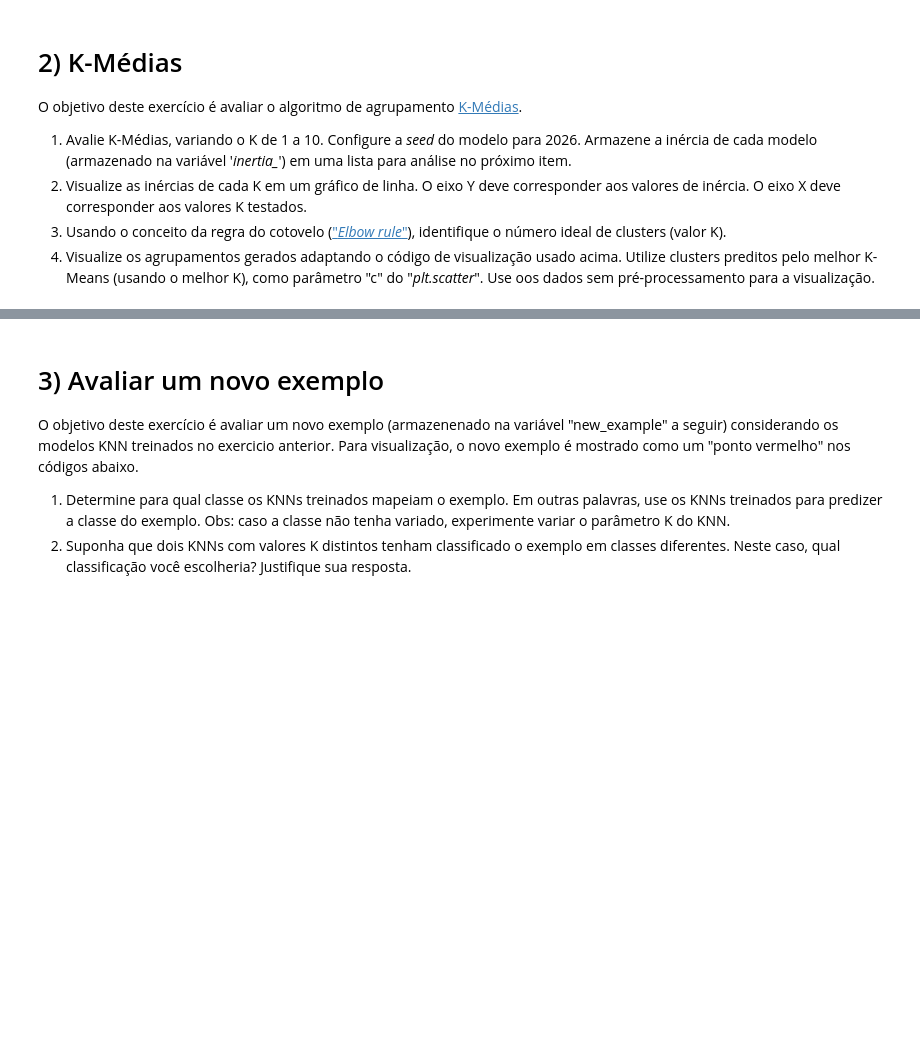
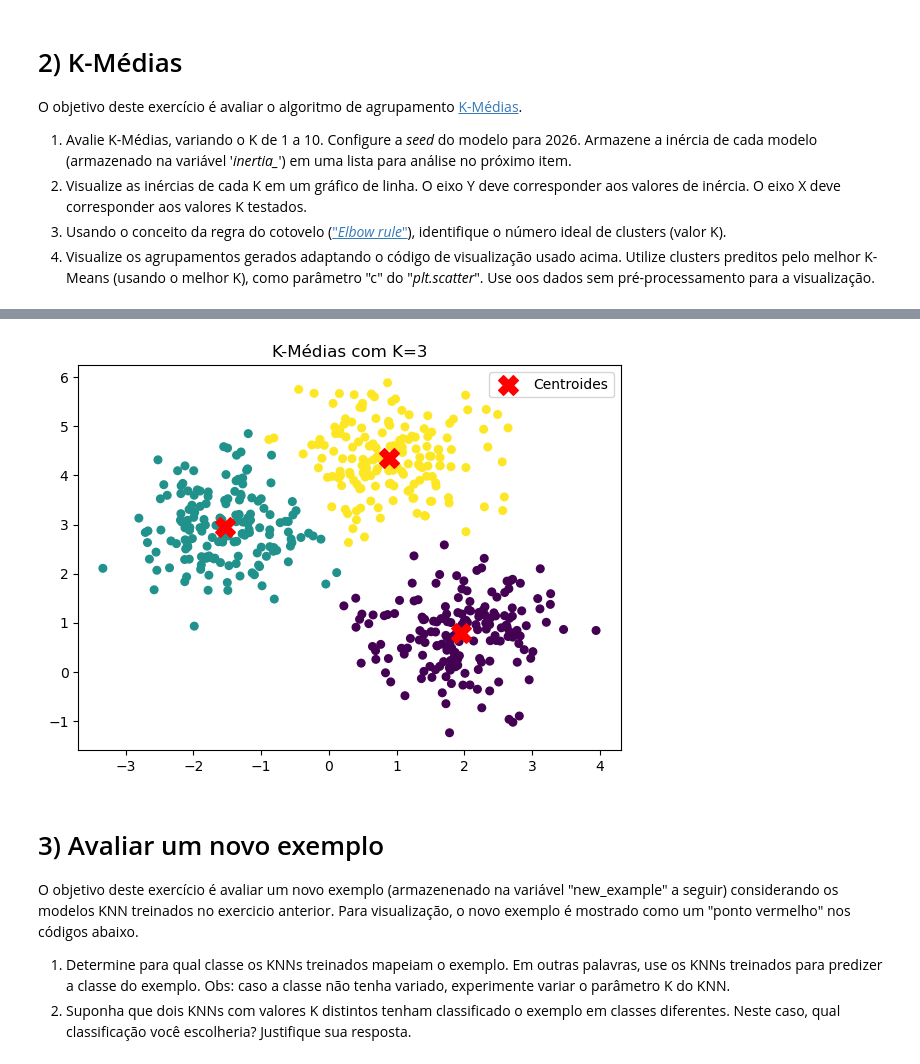
Before and after one commit to arthuraraujo2305/AM-USP, a Jupyter notebook: Tarefa 5/Exercicio5_enunciados.ipynb, the cells around one changed output, grey strips where cells are left out. Cells and saved outputs as stored; diff of their text form; code cells hidden in the pictures; blank space fills up the shorter version.

```diff
--- a/Tarefa 5/Exercicio5_enunciados.ipynb
+++ b/Tarefa 5/Exercicio5_enunciados.ipynb
@@ -43,3 +134,20 @@ from sklearn.cluster import KMeans
+# %%
+# Visualizando os agrupamentos com o melhor K
+plt.figure(figsize=(7, 5))
+plt.scatter(X[:, 0], X[:, 1], c=clusters_pred, cmap="viridis", s=30)
+plt.scatter(
+    best_kmeans.cluster_centers_[:, 0],
+    best_kmeans.cluster_centers_[:, 1],
+    c="red",
+    marker="X",
+    s=200,
+    label="Centroides",
+)
+plt.title(f"K-Médias com K={best_k}")
+plt.legend()
+plt.show()
+# %% [output]
+[figure, added]
 # %% [markdown]
 # 3) Avaliar um novo exemplo
 
```
Also changed, not shown: parts of 11 cells of this notebook.
